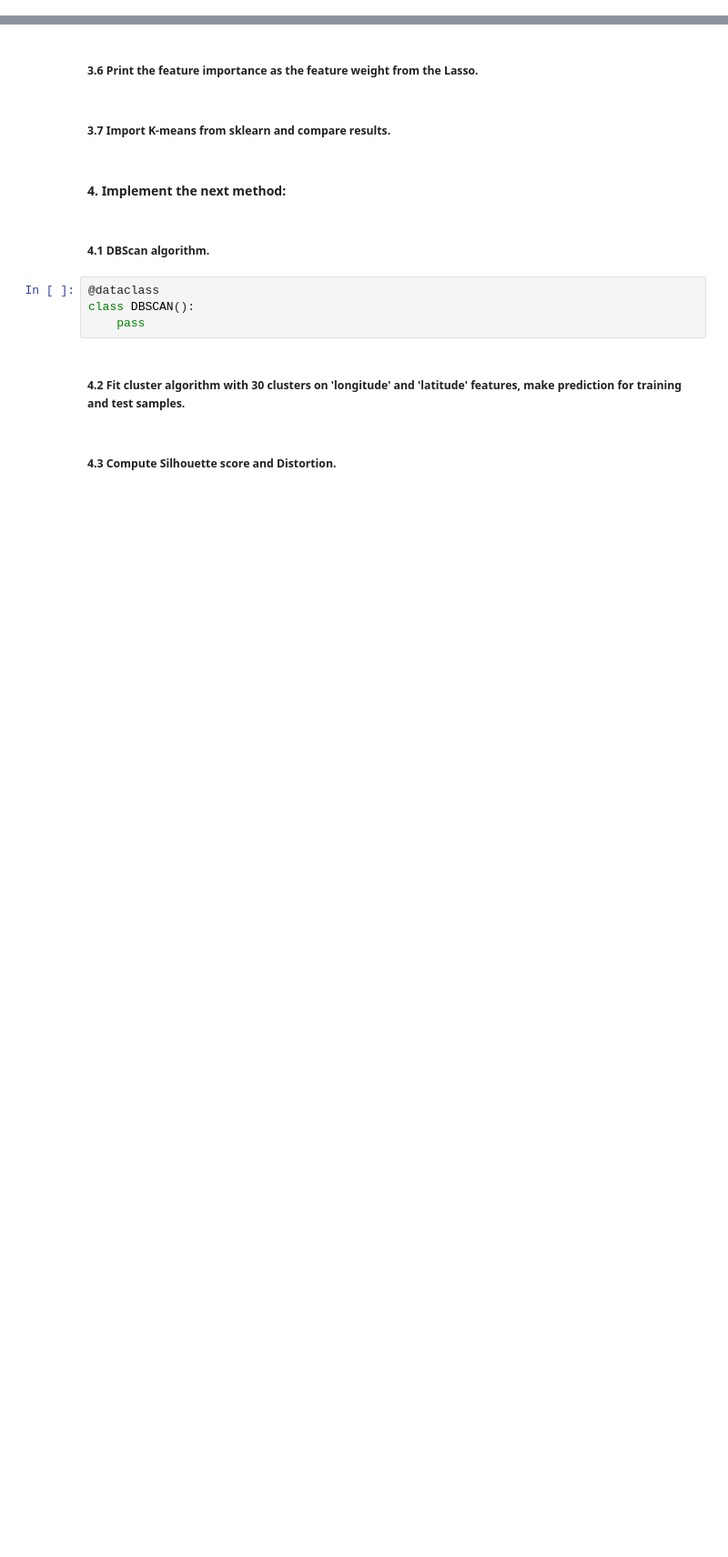
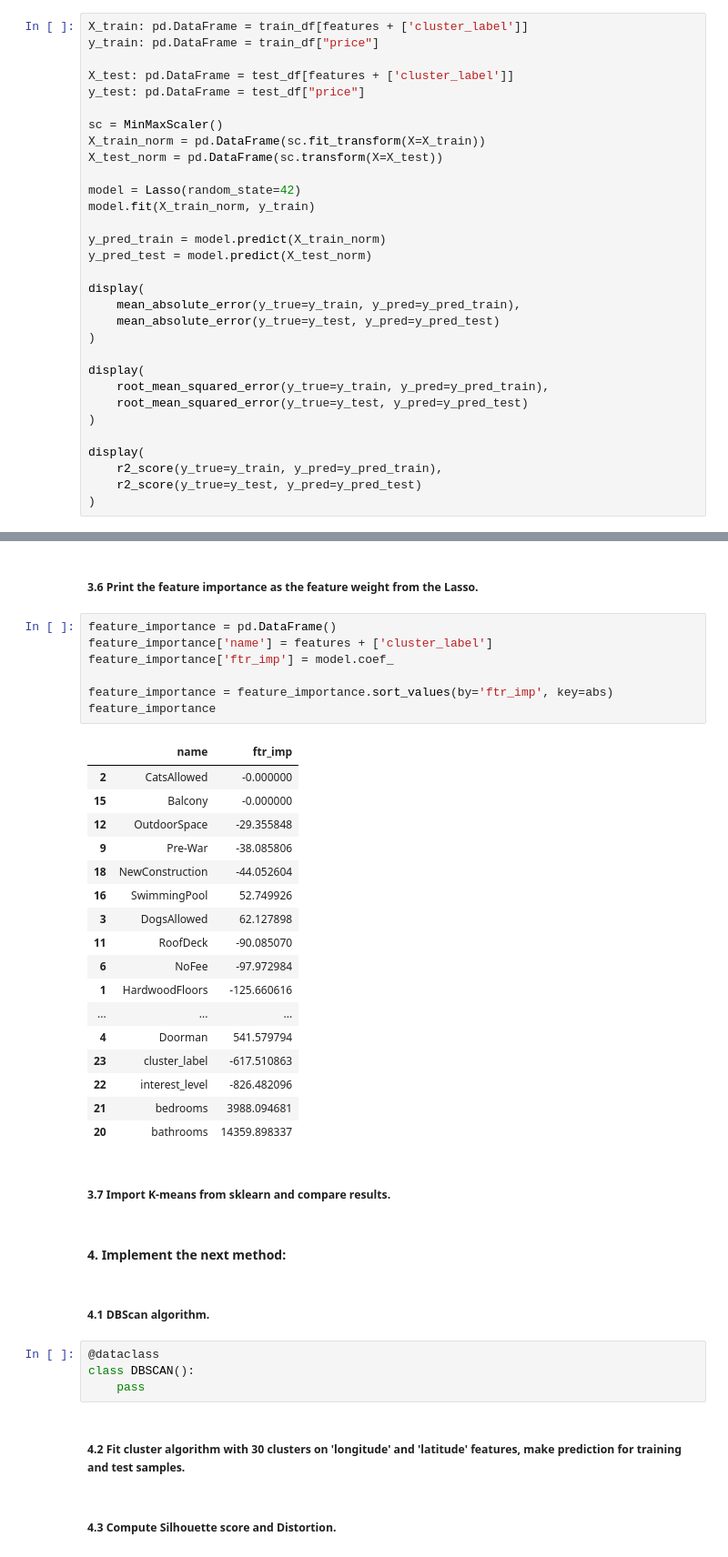
Before and after one commit to TimurOsmanov/s21, a Jupyter notebook: ML/ML7_Clustering_algorithms/src/ML7.ipynb, the cells around one changed output, grey strips where cells are left out. Shown at 91% size. Drawn from its saved outputs; the diff is of its cells as text; blank space fills up the shorter version.

```diff
--- a/ML/ML7_Clustering_algorithms/src/ML7.ipynb
+++ b/ML/ML7_Clustering_algorithms/src/ML7.ipynb
@@ -119,2 +210,33 @@ class KMEANS():
 # %% [markdown]
 ##### 3.5 Add the label of the cluster as a feature in the Lasso Regression with MinMaxScaller
+# %%
+X_train: pd.DataFrame = train_df[features + ['cluster_label']]
+y_train: pd.DataFrame = train_df["price"]
+
+X_test: pd.DataFrame = test_df[features + ['cluster_label']]
+y_test: pd.DataFrame = test_df["price"]
+
+sc = MinMaxScaler()
+X_train_norm = pd.DataFrame(sc.fit_transform(X=X_train))
+X_test_norm = pd.DataFrame(sc.transform(X=X_test))
+
+model = Lasso(random_state=42)
+model.fit(X_train_norm, y_train)
+
+y_pred_train = model.predict(X_train_norm)
+y_pred_test = model.predict(X_test_norm)
+
+display(
+    mean_absolute_error(y_true=y_train, y_pred=y_pred_train),
+    mean_absolute_error(y_true=y_test, y_pred=y_pred_test)
+)
+
+display(
+    root_mean_squared_error(y_true=y_train, y_pred=y_pred_train),
+    root_mean_squared_error(y_true=y_test, y_pred=y_pred_test)
+)
+
+display(
+    r2_score(y_true=y_train, y_pred=y_pred_train),
+    r2_score(y_true=y_test, y_pred=y_pred_test)
+)
@@ -121,5 +250,30 @@ class KMEANS():
 # %% [markdown]
 ##### 3.6 Print the feature importance as the feature weight from the Lasso.
+# %%
+feature_importance = pd.DataFrame()
+feature_importance['name'] = features + ['cluster_label']
+feature_importance['ftr_imp'] = model.coef_
+
+feature_importance = feature_importance.sort_values(by='ftr_imp', key=abs)
+feature_importance
+# %% [output]
+|  | name | ftr_imp |
+| 2 | CatsAllowed | -0.000000 |
+| 15 | Balcony | -0.000000 |
+| 12 | OutdoorSpace | -29.355848 |
+| 9 | Pre-War | -38.085806 |
+| 18 | NewConstruction | -44.052604 |
+| 16 | SwimmingPool | 52.749926 |
+| 3 | DogsAllowed | 62.127898 |
+| 11 | RoofDeck | -90.085070 |
+| 6 | NoFee | -97.972984 |
+| 1 | HardwoodFloors | -125.660616 |
+| ... | ... | ... |
+| 4 | Doorman | 541.579794 |
+| 23 | cluster_label | -617.510863 |
+| 22 | interest_level | -826.482096 |
+| 21 | bedrooms | 3988.094681 |
+| 20 | bathrooms | 14359.898337 |
 # %% [markdown]
 ##### 3.7 Import K-means from sklearn and compare results.
 # %% [markdown]
```
Also changed, not shown: parts of 21 cells of this notebook.
